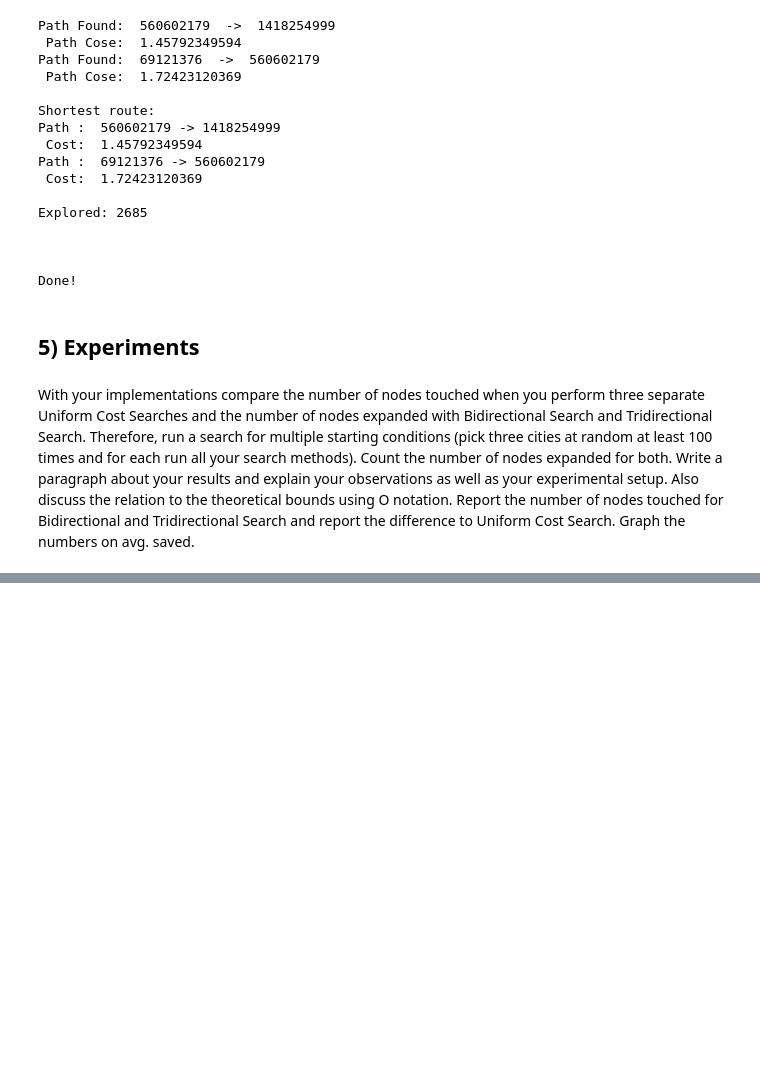
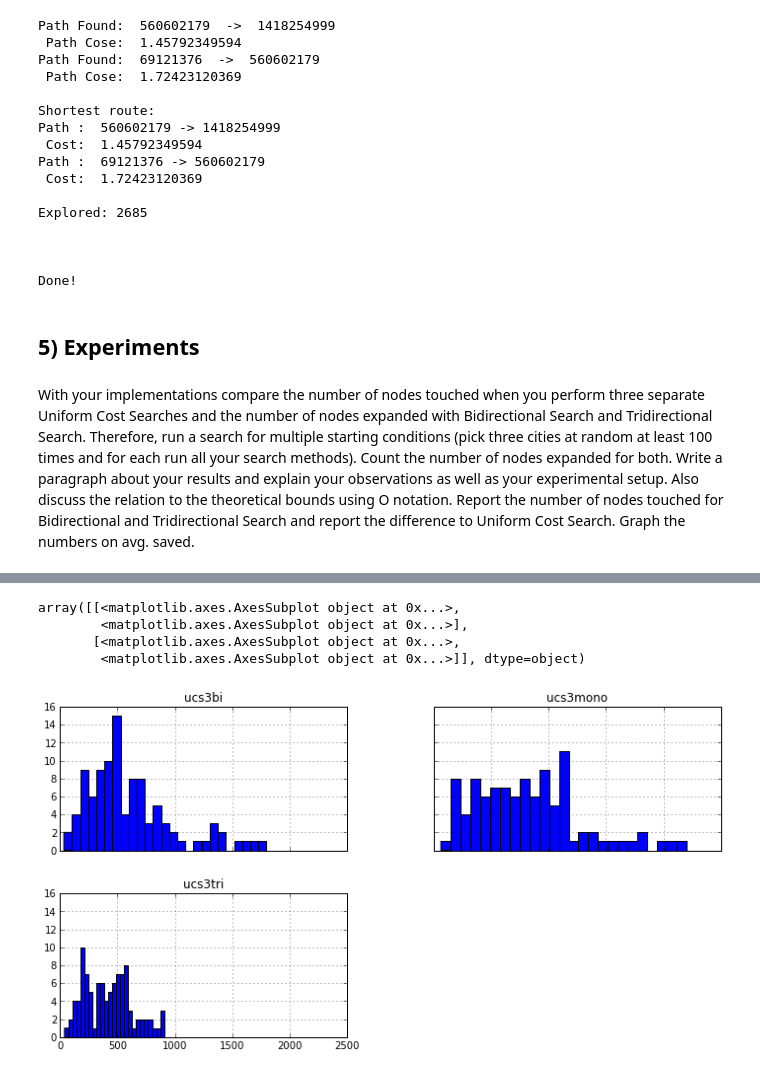
Before and after one commit to HoodPanther/CS6601, a Jupyter notebook: HW/HW1/Search.ipynb, the cells around one changed output, grey strips where cells are left out. Saved outputs shown, nothing was run; the diff lists cells and outputs as text; code cells hidden in the pictures; blank space fills up the shorter version.

```diff
--- a/HW/HW1/Search.ipynb
+++ b/HW/HW1/Search.ipynb
@@ -659,0 +794,10 @@ df['perimeter'].plot(); plt.legend(loc='best')
+# %%
+fig = pyplot.figure(figsize=(12,6), dpi=80)
+ax = fig.add_subplot(1,1,1)
+dff.hist(bins=25, ax=ax, sharex=True, sharey=True)
+# %% [output]
+array([[<matplotlib.axes.AxesSubplot object at 0x...>,
+        <matplotlib.axes.AxesSubplot object at 0x...>],
+       [<matplotlib.axes.AxesSubplot object at 0x...>,
+        <matplotlib.axes.AxesSubplot object at 0x...>]], dtype=object)
+[figure, added]
```
Also changed, not shown: parts of 9 cells of this notebook, 1 other file.
